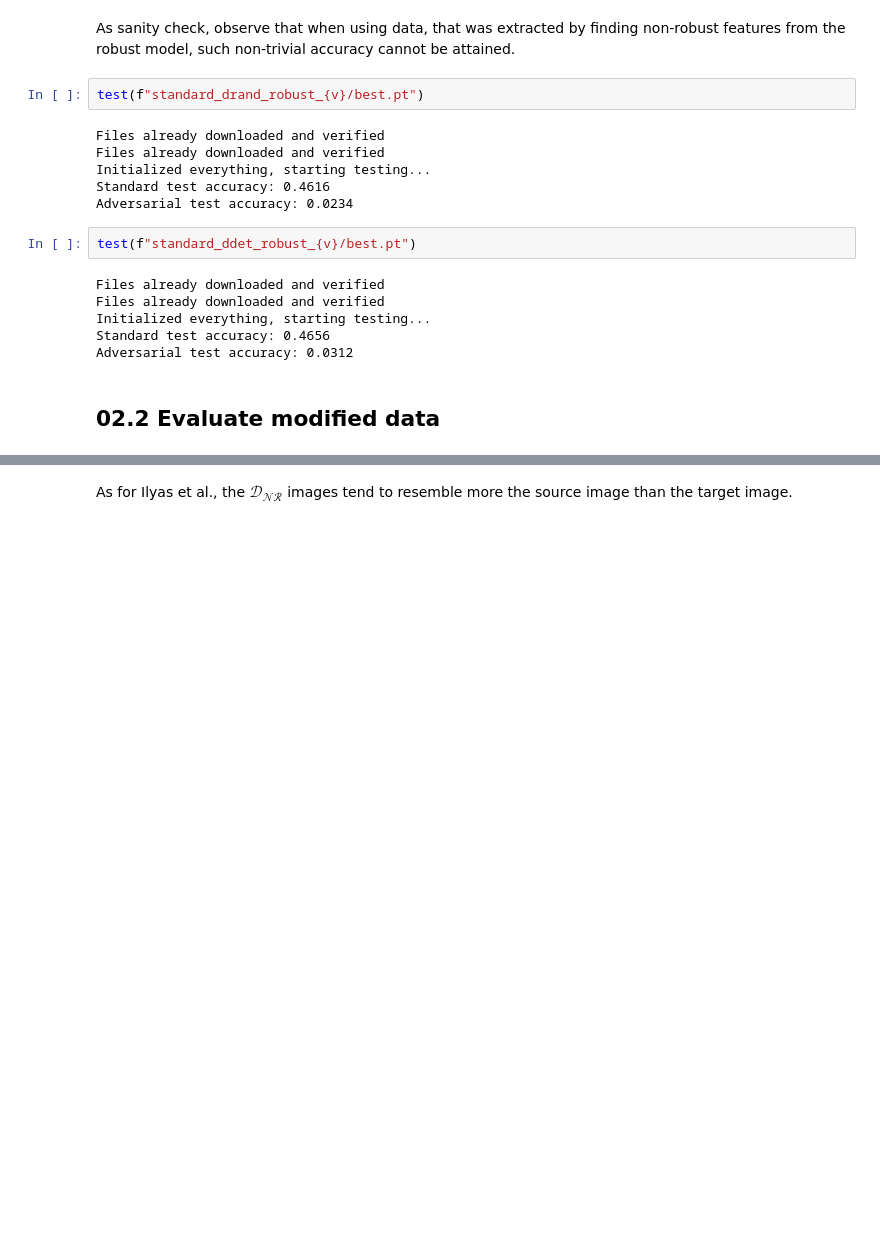
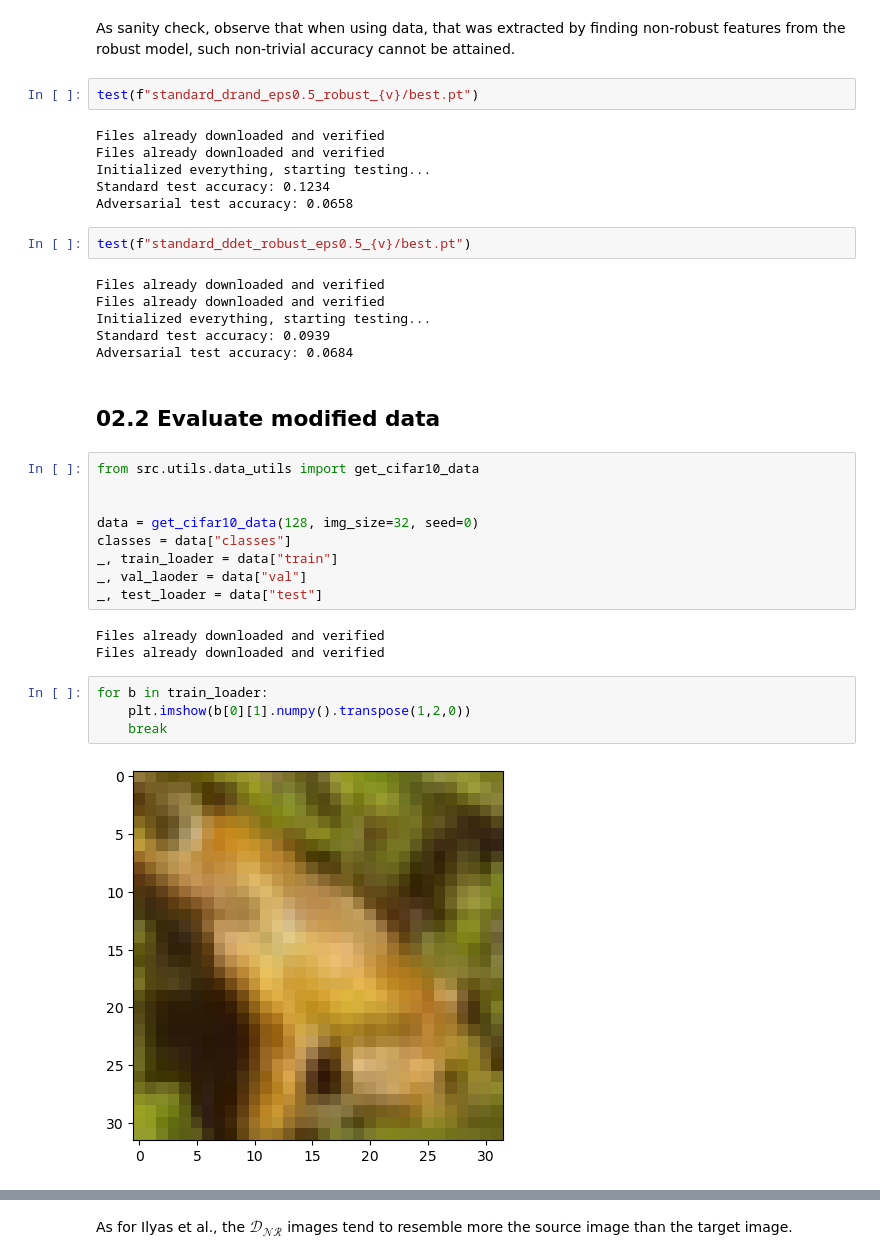
Before and after one commit to franziska-denk/practical-work, a Jupyter notebook: 02-evaluate.ipynb, the cells around one changed output, grey strips where cells are left out. Drawn from its saved outputs; the diff is of its cells as text; blank space fills up the shorter version.

```diff
--- a/02-evaluate.ipynb
+++ b/02-evaluate.ipynb
@@ -169,23 +185,41 @@ Adversarial test accuracy: 0.0011
 # %% [markdown]
 As sanity check, observe that when using data, that was extracted by finding non-robust features from the robust model, such non-trivial accuracy cannot be attained.
 # %%
-test(f"standard_drand_robust_{v}/best.pt")
+test(f"standard_drand_eps0.5_robust_{v}/best.pt")
 # %% [output]
 Files already downloaded and verified
 Files already downloaded and verified
 Initialized everything, starting testing...
-Standard test accuracy: 0.4616
-Adversarial test accuracy: 0.0234
+Standard test accuracy: 0.1234
+Adversarial test accuracy: 0.0658
 # %%
-test(f"standard_ddet_robust_{v}/best.pt")
+test(f"standard_ddet_robust_eps0.5_{v}/best.pt")
 # %% [output]
 Files already downloaded and verified
 Files already downloaded and verified
 Initialized everything, starting testing...
-Standard test accuracy: 0.4656
-Adversarial test accuracy: 0.0312
+Standard test accuracy: 0.0939
+Adversarial test accuracy: 0.0684
 # %% [markdown]
 ## 02.2 Evaluate modified data
+# %%
+from src.utils.data_utils import get_cifar10_data
+
+
+data = get_cifar10_data(128, img_size=32, seed=0)
+classes = data["classes"]
+_, train_loader = data["train"]
+_, val_laoder = data["val"]
+_, test_loader = data["test"]
+# %% [output]
+Files already downloaded and verified
+Files already downloaded and verified
+# %%
+for b in train_loader:
+    plt.imshow(b[0][1].numpy().transpose(1,2,0))
+    break
+# %% [output]
+[figure, added]
 # %%
 import glob
 import pickle
```
Also changed, not shown: parts of 23 cells of this notebook, 8 other files.
